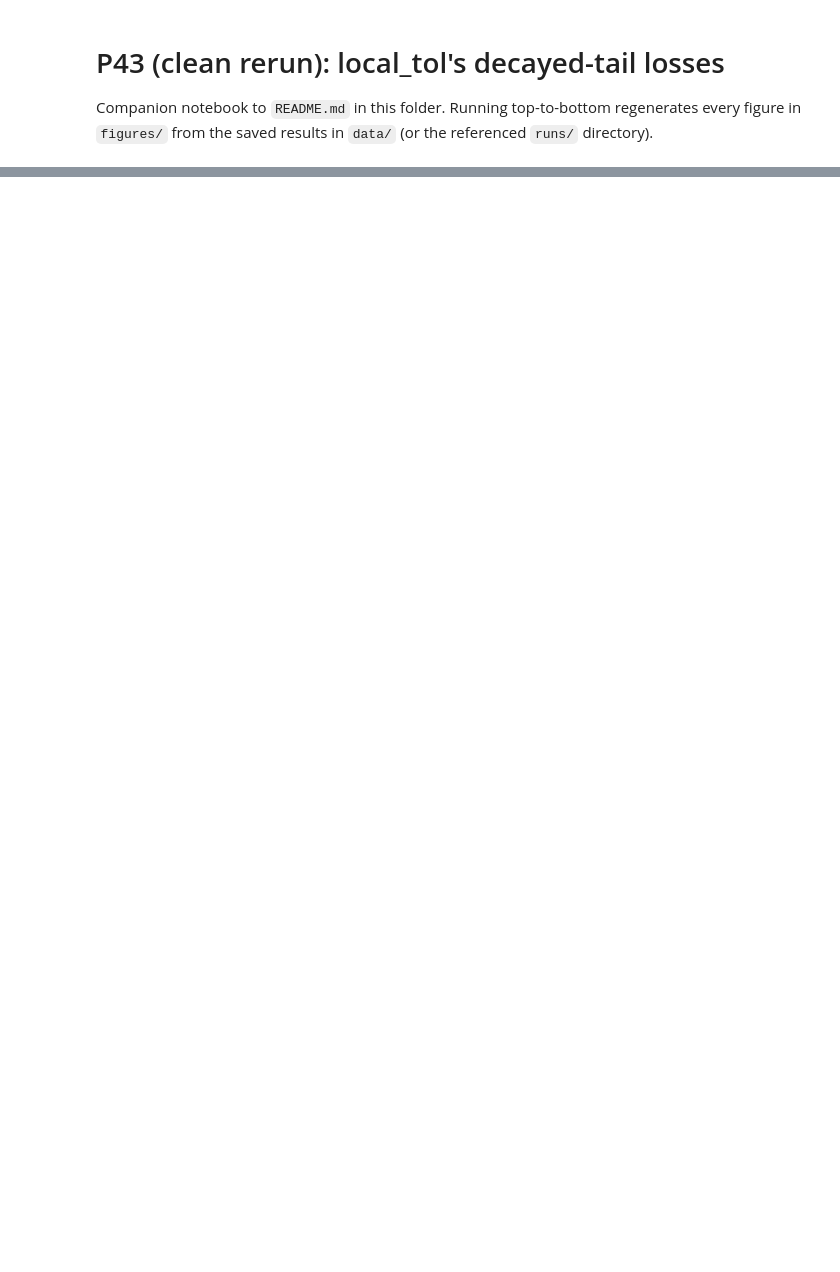
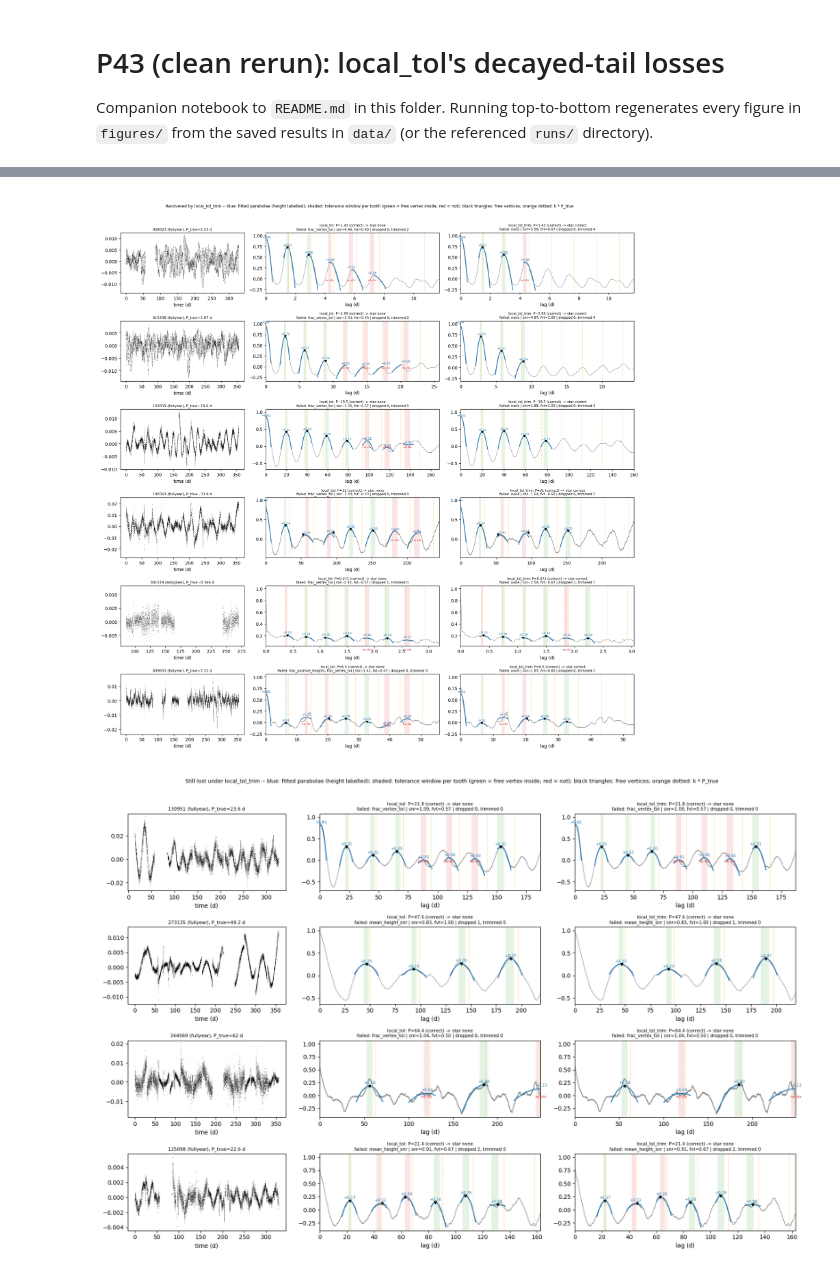
Before and after one commit to rae-holcomb/ss_redevelopment, a Jupyter notebook: reports/2026-11-16_p43-clean-rerun/notebook.ipynb, the cells around one changed output, grey strips where cells are left out. Cells and saved outputs as stored; diff of their text form; code cells hidden in the pictures; blank space fills up the shorter version.

```diff
--- a/reports/2026-11-16_p43-clean-rerun/notebook.ipynb
+++ b/reports/2026-11-16_p43-clean-rerun/notebook.ipynb
@@ -30,0 +93,7 @@ One section per figure in the README, same order.
+# %%
+A.fig_examples()
+for f in ('fig_examples_recovered.png', 'fig_examples_lost.png', 'fig_examples_newwrong.png'):
+    display(Image(R / 'figures' / f))
+# %% [output]
+[figure, added]
+[figure, added]
```
Also changed, not shown: parts of 18 cells of this notebook, 49 other files.
